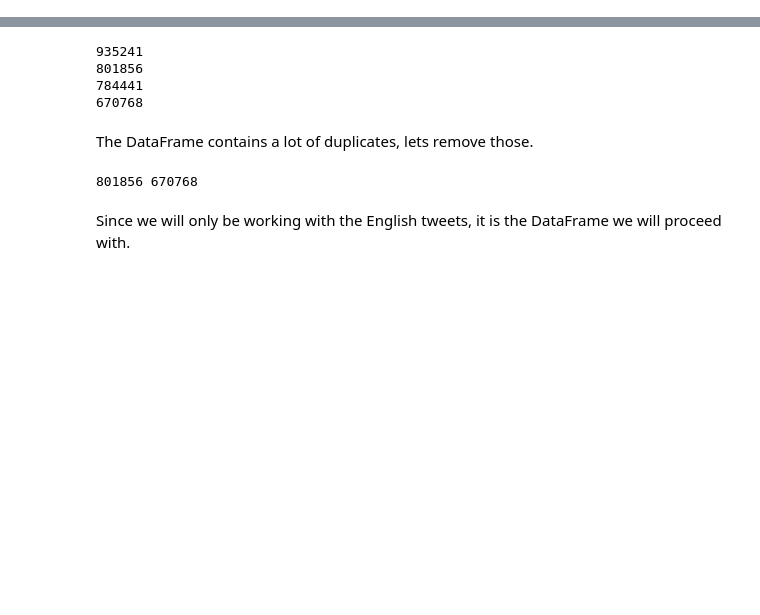
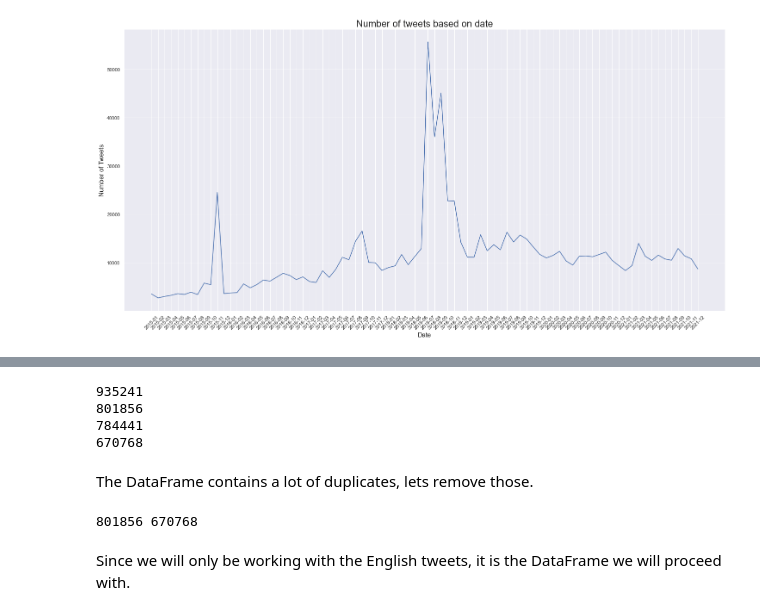
Before and after one commit to Tolsager/SDG_CLF, a Jupyter notebook: EDA.ipynb, the cells around one changed output, grey strips where cells are left out. Saved outputs shown, nothing was run; the diff lists cells and outputs as text; code cells hidden in the pictures; blank space fills up the shorter version.

```diff
--- a/EDA.ipynb
+++ b/EDA.ipynb
@@ -17,0 +18,13 @@ df = df.drop(['Unnamed: 0', 'id','created_at','category'], axis=1)
+# %%
+#created_at = [datetime.strptime(df['created_at'][i], '%Y-%m-%dT%H:%M:%S.000Z') for i in range(len(df))]
+#created_at = [created_at[i].strftime('%Y-%m') for i in range(len(created_at))]
+x,y = np.unique(np.array(created_at), return_counts=True)
+fig = plt.figure(figsize=(25,12))
+plt.plot(x,y)
+plt.xticks(rotation=45)
+plt.xlabel('Date',fontsize=15)
+plt.ylabel('Number of Tweets',fontsize=15)
+plt.title("Number of tweets based on date",fontsize=22)
+plt.show()
+# %% [output]
+[figure, added]
```
Also changed, not shown: parts of 4 cells of this notebook, 2 other files.
